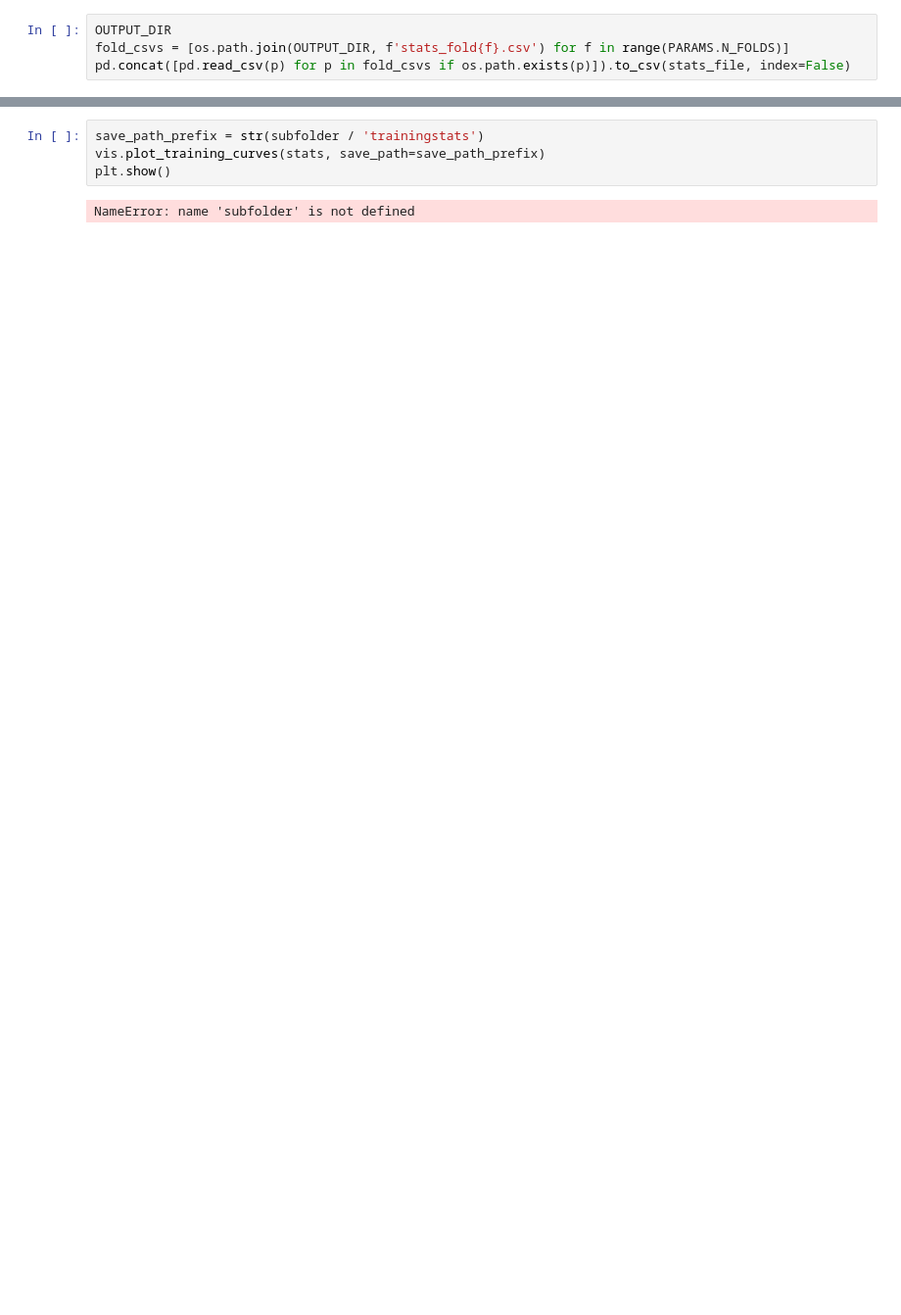
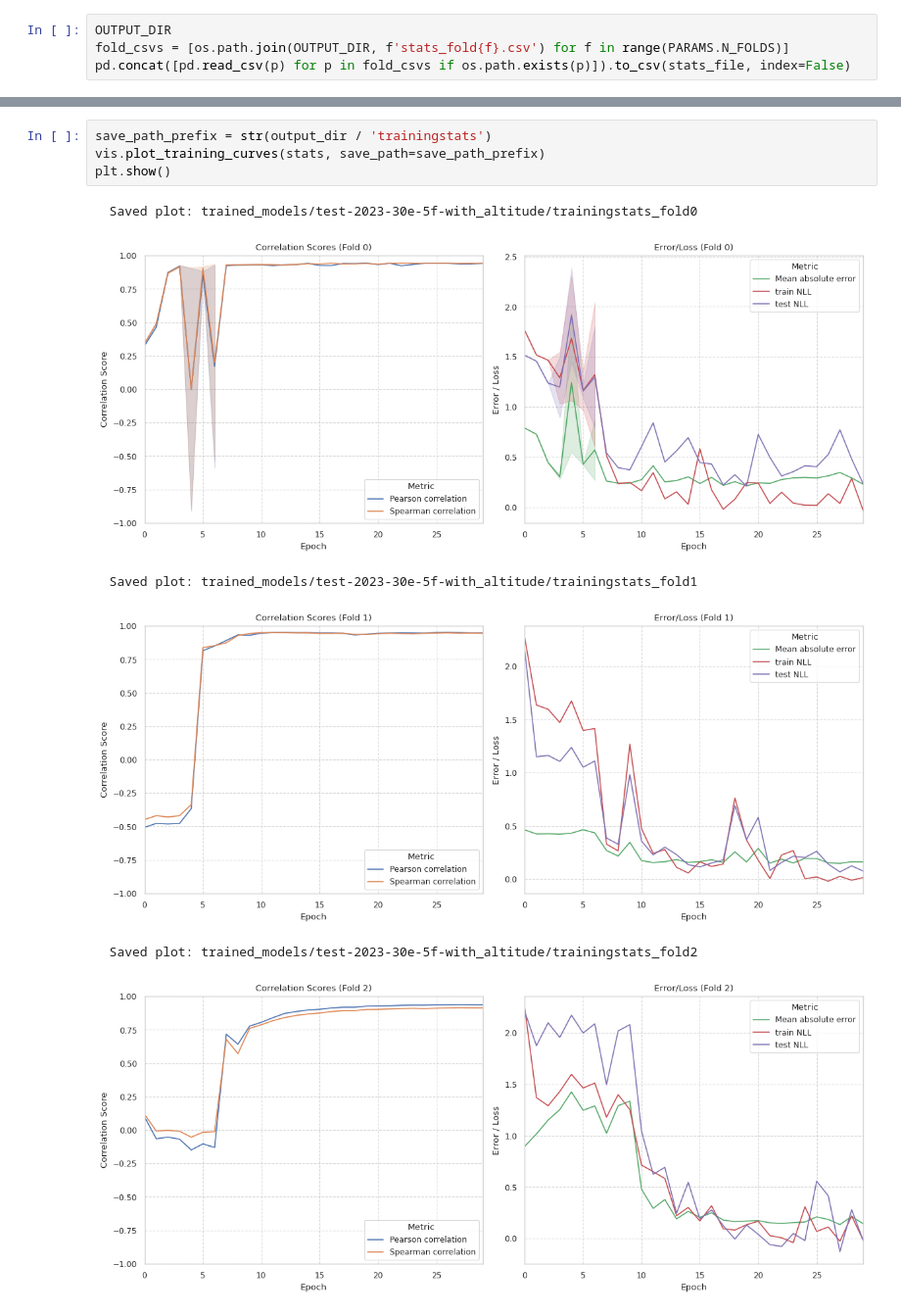
Before and after one commit to adrienpaolini/convNPClimate, a Jupyter notebook: training_notebook.ipynb, the cells around one changed output, grey strips where cells are left out. Shown at 98% size. Cells and saved outputs as stored; diff of their text form; blank space fills up the shorter version.

```diff
--- a/training_notebook.ipynb
+++ b/training_notebook.ipynb
@@ -280,6 +280,11 @@ trained_models/final-2014-30e-5f-6inchannels/stats.csv
 # %%
-save_path_prefix = str(subfolder / 'trainingstats')
+save_path_prefix = str(output_dir / 'trainingstats')
 vis.plot_training_curves(stats, save_path=save_path_prefix)
 plt.show()
 # %% [output]
-NameError: name 'subfolder' is not defined
+  Saved plot: trained_models/test-2023-30e-5f-with_altitude/trainingstats_fold0
+[figure, added]
+  Saved plot: trained_models/test-2023-30e-5f-with_altitude/trainingstats_fold1
+[figure, added]
+  Saved plot: trained_models/test-2023-30e-5f-with_altitude/trainingstats_fold2
+[figure, added]
```
Also changed, not shown: parts of 7 cells of this notebook, 41 other files.
